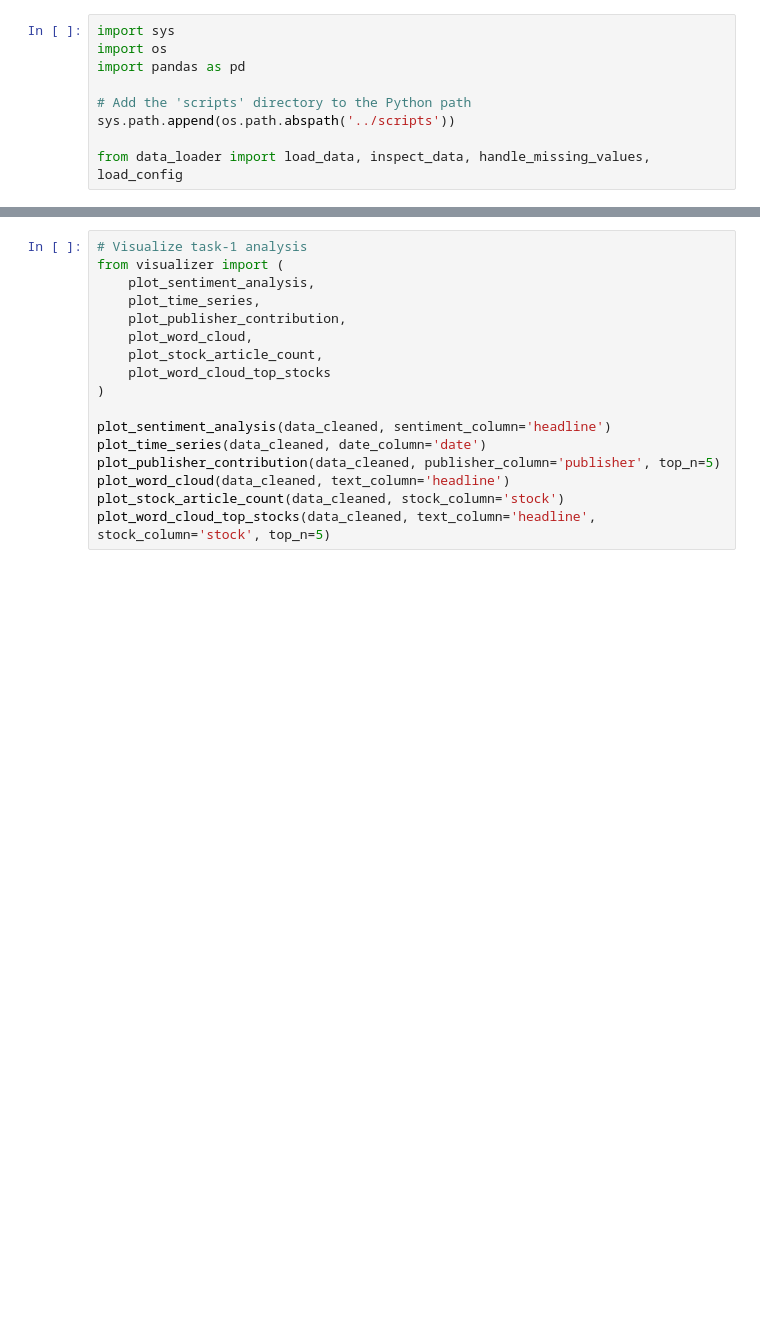
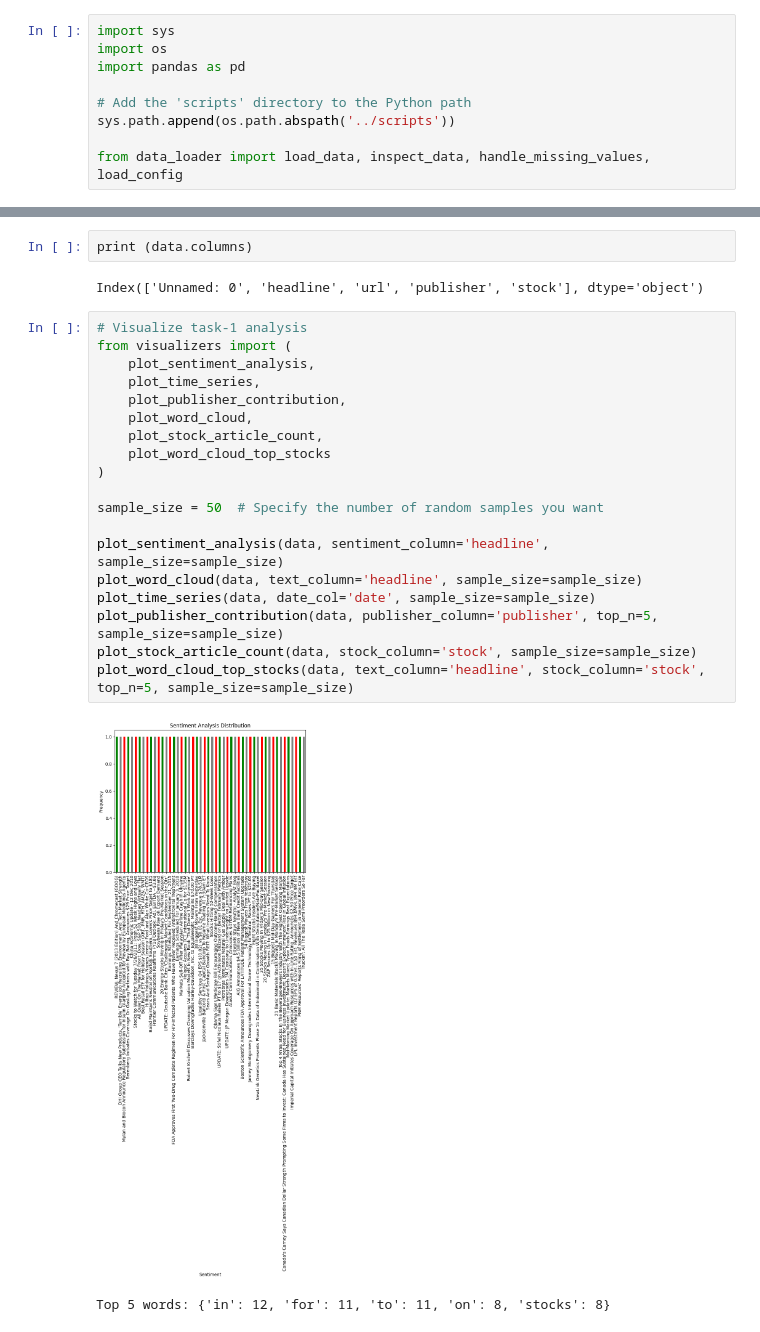
Before and after one commit to eyor23/Nova-Financial-Solutions-Week-01, a Jupyter notebook: notebooks/visualizer_task_1.ipynb, the cells around one changed output, grey strips where cells are left out. Drawn from its saved outputs; the diff is of its cells as text; blank space fills up the shorter version.

```diff
--- a/notebooks/visualizer_task_1.ipynb
+++ b/notebooks/visualizer_task_1.ipynb
@@ -60,17 +81,26 @@ publication_frequency(dataT)
+# %%
+print (data.columns)
+# %% [output]
+Index(['Unnamed: 0', 'headline', 'url', 'publisher', 'stock'], dtype='object')
 # %%
 # Visualize task-1 analysis
-from visualizer import (
+from visualizers import (
     plot_sentiment_analysis,
     plot_time_series,
     plot_publisher_contribution,
     plot_word_cloud,
     plot_stock_article_count,
     plot_word_cloud_top_stocks
 )
 
-plot_sentiment_analysis(data_cleaned, sentiment_column='headline')
-plot_time_series(data_cleaned, date_column='date')
-plot_publisher_contribution(data_cleaned, publisher_column='publisher', top_n=5)
-plot_word_cloud(data_cleaned, text_column='headline')
-plot_stock_article_count(data_cleaned, stock_column='stock')
-plot_word_cloud_top_stocks(data_cleaned, text_column='headline', stock_column='stock', top_n=5)
+sample_size = 50  # Specify the number of random samples you want
+
+plot_sentiment_analysis(data, sentiment_column='headline', sample_size=sample_size)
+plot_word_cloud(data, text_column='headline', sample_size=sample_size)
+plot_time_series(data, date_col='date', sample_size=sample_size)
+plot_publisher_contribution(data, publisher_column='publisher', top_n=5, sample_size=sample_size)
+plot_stock_article_count(data, stock_column='stock', sample_size=sample_size)
+plot_word_cloud_top_stocks(data, text_column='headline', stock_column='stock', top_n=5, sample_size=sample_size)
+# %% [output]
+[figure, added]
+Top 5 words: {'in': 12, 'for': 11, 'to': 11, 'on': 8, 'stocks': 8}
```
Also changed, not shown: parts of 7 cells of this notebook, 5 other files.
